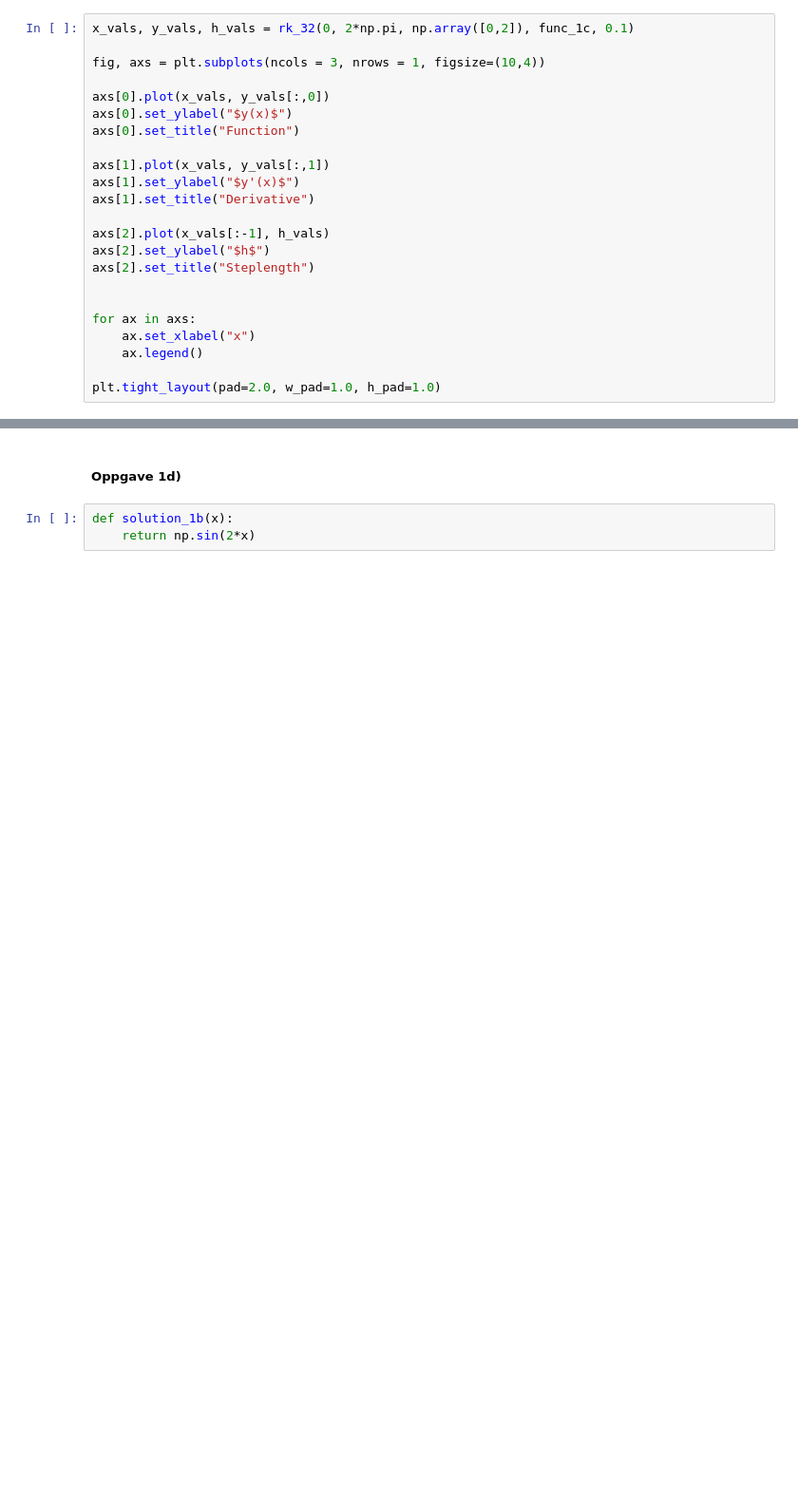
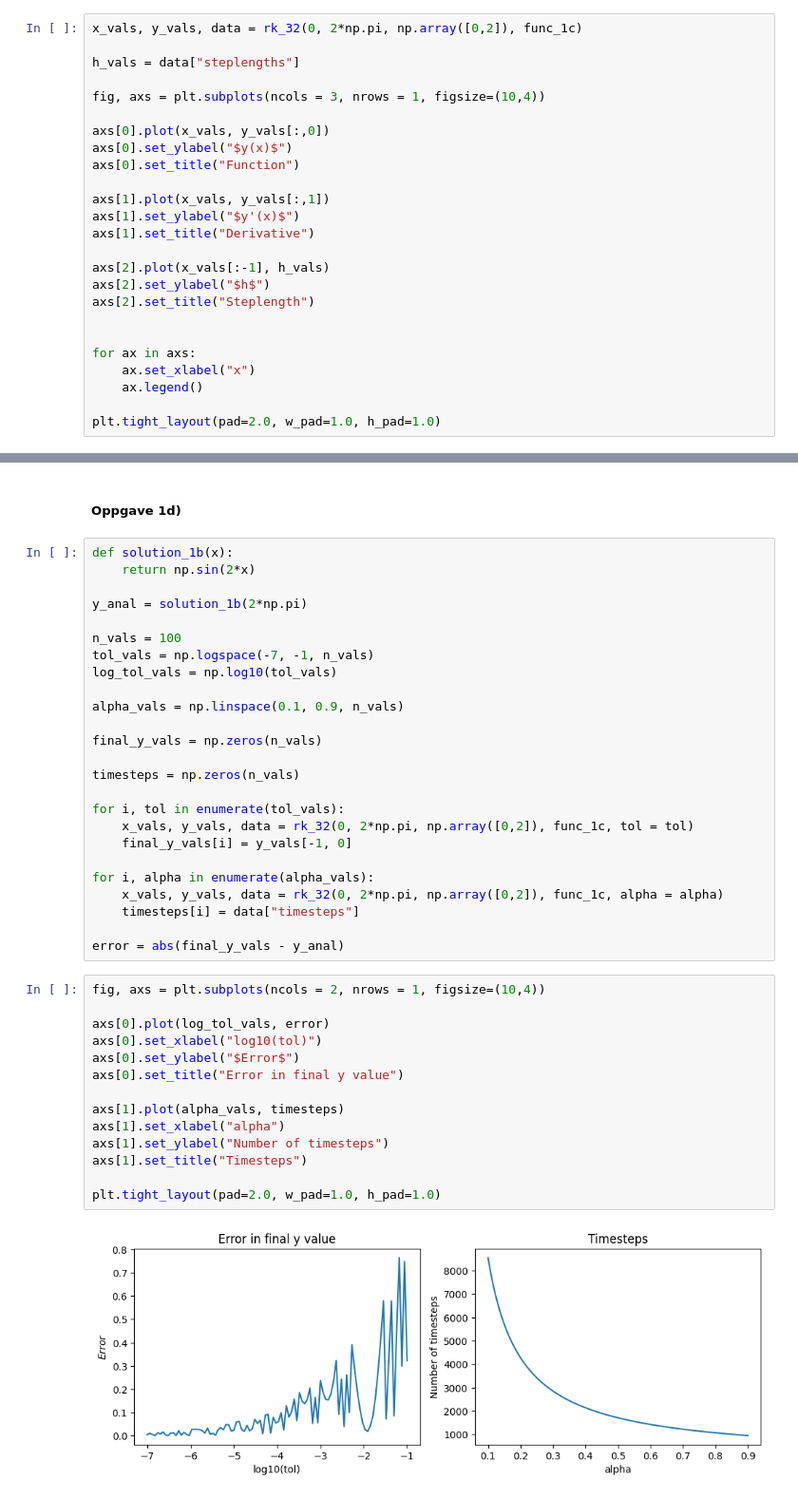
Before and after one commit to einaraarnaes/Prosjekt3, a Jupyter notebook: code.ipynb, the cells around one changed output, grey strips where cells are left out. Shown at 95% size. Cells and saved outputs as stored; diff of their text form; blank space fills up the shorter version.

```diff
--- a/code.ipynb
+++ b/code.ipynb
@@ -108,7 +116,9 @@ def rk_32(x_init, x_end, y_init, f, h0, tol = 1e-7, alpha = 0.8):
 def func_1c(x, y):
     return np.array([y[1], -4*np.sin(2*x)])
 # %%
-x_vals, y_vals, h_vals = rk_32(0, 2*np.pi, np.array([0,2]), func_1c, 0.1)
+x_vals, y_vals, data = rk_32(0, 2*np.pi, np.array([0,2]), func_1c)
+
+h_vals = data["steplengths"]
 
 fig, axs = plt.subplots(ncols = 3, nrows = 1, figsize=(10,4))
 
@@ -141,3 +151,41 @@ Vi ser at vi har lav steglengde ved ekstremalpunktene, og høyere steglengde ime
 # %%
 def solution_1b(x):
     return np.sin(2*x)
+
+y_anal = solution_1b(2*np.pi)
+
+n_vals = 100
+tol_vals = np.logspace(-7, -1, n_vals)
+log_tol_vals = np.log10(tol_vals)
+
+alpha_vals = np.linspace(0.1, 0.9, n_vals)
+
+final_y_vals = np.zeros(n_vals)
+
+timesteps = np.zeros(n_vals)
+
+for i, tol in enumerate(tol_vals):
+    x_vals, y_vals, data = rk_32(0, 2*np.pi, np.array([0,2]), func_1c, tol = tol)
+    final_y_vals[i] = y_vals[-1, 0]
+
+for i, alpha in enumerate(alpha_vals):
+    x_vals, y_vals, data = rk_32(0, 2*np.pi, np.array([0,2]), func_1c, alpha = alpha)
+    timesteps[i] = data["timesteps"]
+
+error = abs(final_y_vals - y_anal)
+# %%
+fig, axs = plt.subplots(ncols = 2, nrows = 1, figsize=(10,4))
+
+axs[0].plot(log_tol_vals, error)
+axs[0].set_xlabel("log10(tol)")
+axs[0].set_ylabel("$Error$")
+axs[0].set_title("Error in final y value")
+
+axs[1].plot(alpha_vals, timesteps)
+axs[1].set_xlabel("alpha")
+axs[1].set_ylabel("Number of timesteps")
+axs[1].set_title("Timesteps")
+
+plt.tight_layout(pad=2.0, w_pad=1.0, h_pad=1.0)
+# %% [output]
+[figure, added]
```
Also changed, not shown: parts of 3 cells of this notebook.
